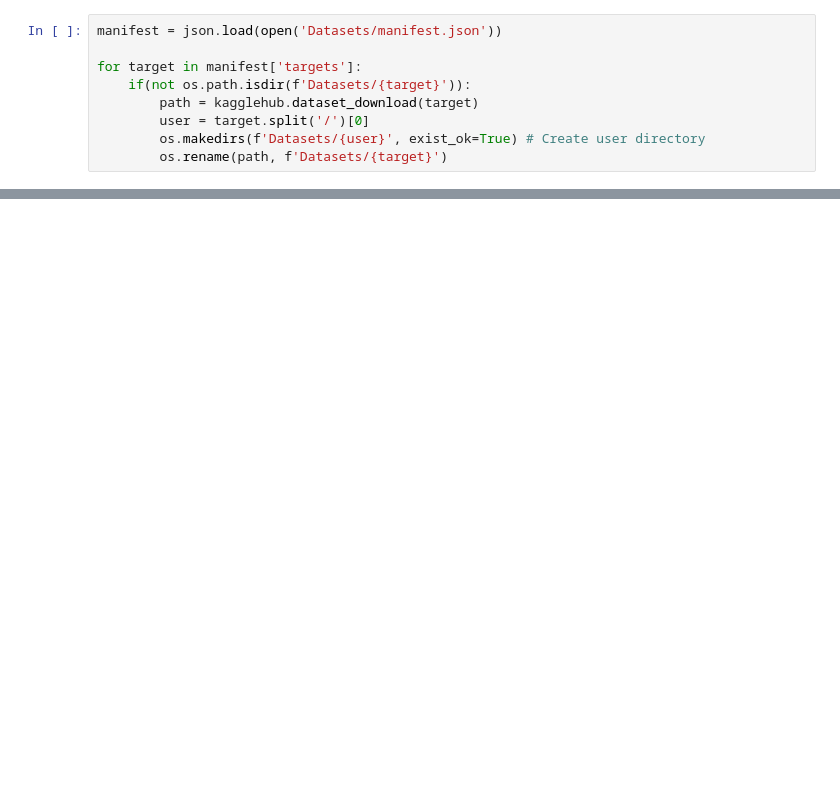
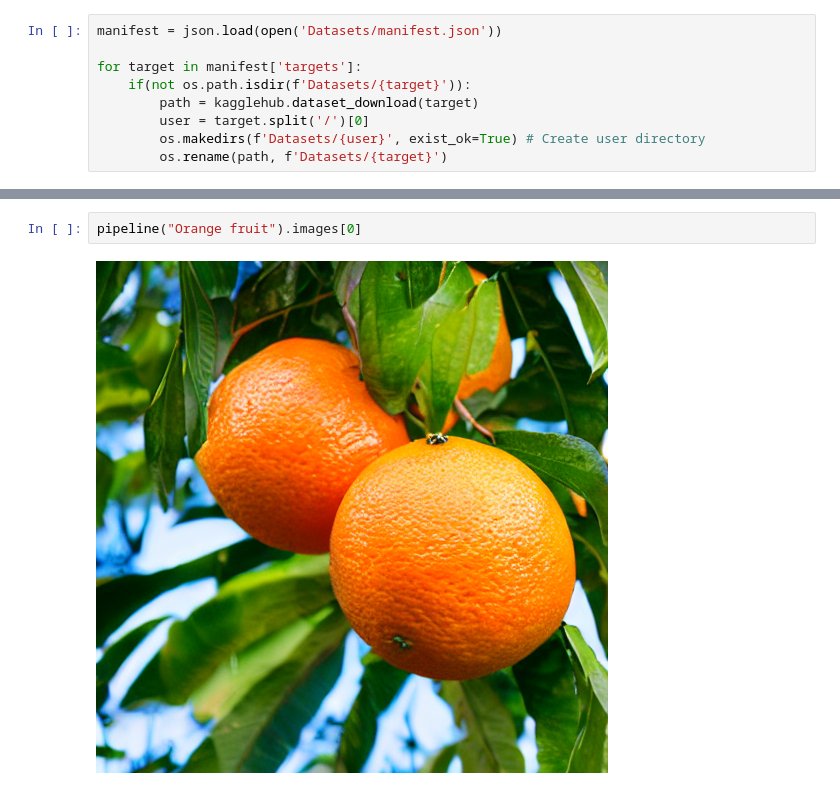
Before and after one commit to DPS100/DataSynthesizer, a Jupyter notebook: main.ipynb, the cells around one changed output, grey strips where cells are left out. Saved outputs shown, nothing was run; the diff lists cells and outputs as text; blank space fills up the shorter version.

```diff
--- a/main.ipynb
+++ b/main.ipynb
@@ -27,0 +49,4 @@ pipeline("Apple").images[0]
+# %%
+pipeline("Orange fruit").images[0]
+# %% [output]
+[figure, added]
```
Also changed, not shown: parts of 4 cells of this notebook.
